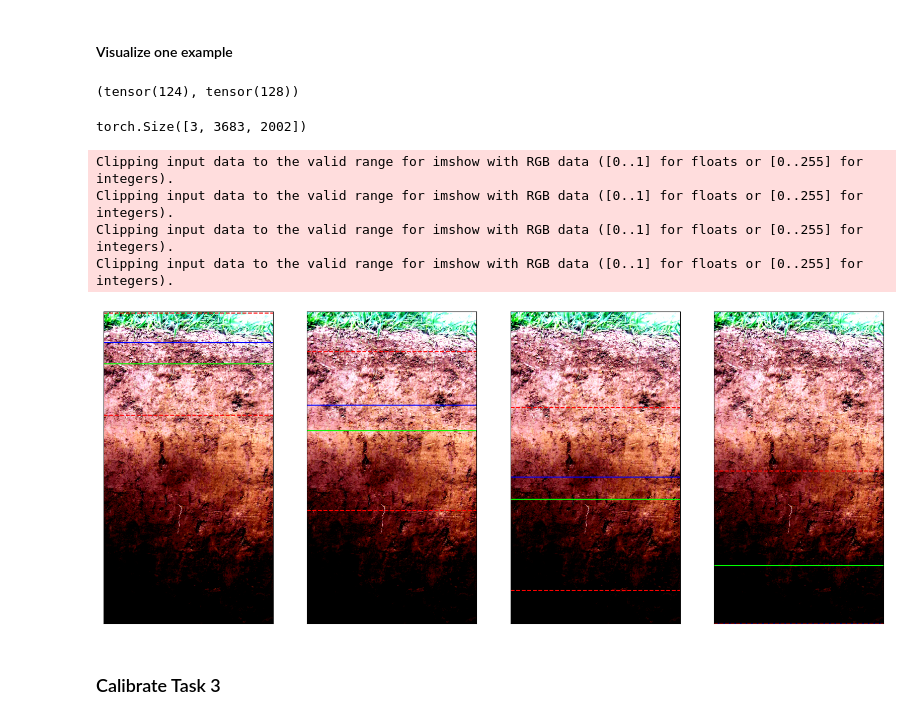
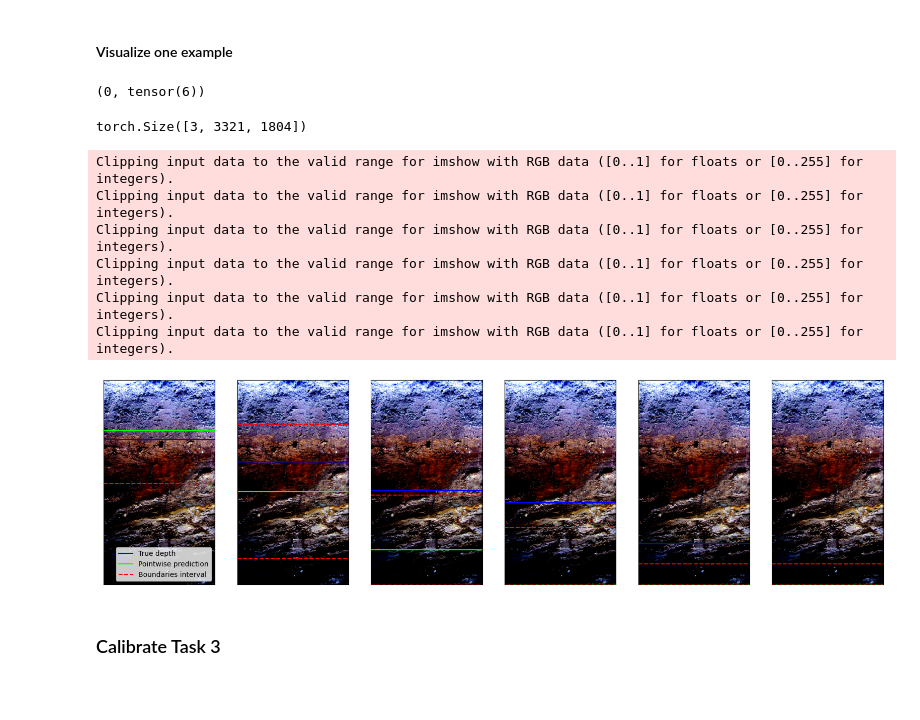
Before and after one commit to calgo-lab/BGR, a Jupyter notebook: notebooks/soil/Conformal_SoilNet.ipynb, the cells around one changed output. Drawn from its saved outputs; the diff is of its cells as text; code cells hidden in the pictures; blank space fills up the shorter version.

```diff
--- a/notebooks/soil/Conformal_SoilNet.ipynb
+++ b/notebooks/soil/Conformal_SoilNet.ipynb
@@ -419,14 +422,14 @@ plt.title('Interval Widths Test');
 # %% [markdown]
 #### Visualize one example
 # %%
-ex_ind = 30
+ex_ind = 0
 
 # Get index of the stop token of the chosen example
 stop_token_occurrences = (trimmed_true_depths_stacked_test == 1.0).nonzero(as_tuple=True)[0]
 top_ind, bottom_ind = stop_token_occurrences[ex_ind-1]+1 if ex_ind > 0 else 0, stop_token_occurrences[ex_ind]+1
 top_ind, bottom_ind
 # %% [output]
-(tensor(124), tensor(128))
+(0, tensor(6))
 # %%
 # Retrieve image from batched dataloader
 ex_num_batches = ex_ind // batch_size
@@ -443,38 +446,39 @@ row_ind, col_ind = max(row_inds), max(col_inds)
 orig_img = padded_image[:, :row_ind, :col_ind]
 orig_img.shape
 # %% [output]
-torch.Size([3, 3683, 2002])
+torch.Size([3, 3321, 1804])
-# %%
-# Plot prediction intervals for all pointwise predicted markers
-plt.figure(figsize=(20, 14))
-img_height = orig_img.shape[1]
-eps = 0.001
-for i, ind in enumerate(range(top_ind, bottom_ind)):
-
-    plt.subplot(1, (bottom_ind-top_ind).tolist(), i+1)
-    plt.imshow(orig_img.permute(1, 2, 0).cpu().numpy())
-
-    pred_depth = np.min((trimmed_pred_depths_stacked_test[ind], 1.0-eps)) # subtract an epsilon here to avoid plot artifacts at the final prediction
-    true_depth = np.min((trimmed_true_depths_stacked_test[ind], 1.0-eps))
-
-    # Get the confidence interval width
-    lower = np.max((eps, pred_depth - qhat_depth * pred_residuals_test[ind].detach().numpy()))
-    upper = np.min((pred_depth + qhat_depth * pred_residuals_test[ind].detach().numpy(), 1.0-eps))
-
-    # Convert normalized depths to pixel coordinates
-    plt.axhline(y=true_depth * img_height, color='blue', linestyle='-')
-    plt.axhline(y=pred_depth * img_height, color='lime', linestyle='-')
-    plt.axhline(y=lower * img_height, color='red', linestyle='--')
-    plt.axhline(y=upper * img_height, color='red', linestyle='--')
-    if ind == 0: plt.legend(['True depth', 'Pointwise prediction', 'Boundaries interval'])
-    plt.xticks([]);plt.yticks([])
-plt.show()
-# %% [output]
-Clipping input data to the valid range for imshow with RGB data ([0..1] for floats or [0..255] for integers).
-Clipping input data to the valid range for imshow with RGB data ([0..1] for floats or [0..255] for integers).
-Clipping input data to the valid range for imshow with RGB data ([0..1] for floats or [0..255] for integers).
-Clipping input data to the valid range for imshow with RGB data ([0..1] for floats or [0..255] for integers).
-[figure, removed]
+# %%
+# Plot prediction intervals for all pointwise predicted markers
+plt.figure(figsize=(20, 14))
+img_height = orig_img.shape[1]
+eps = 0.001
+for i, ind in enumerate(range(top_ind, bottom_ind)):
+    plt.subplot(1, (bottom_ind-top_ind).tolist(), i+1)
+    plt.imshow(orig_img.permute(1, 2, 0).cpu().numpy())
+
+    pred_depth = np.min((trimmed_pred_depths_stacked_test[ind], 1.0-eps)) # subtract an epsilon here to avoid plot artifacts at the final prediction
+    true_depth = np.min((trimmed_true_depths_stacked_test[ind], 1.0-eps))
+
+    # Get the confidence interval width
+    lower = np.max((eps, pred_depth - qhat_depth * pred_residuals_test[ind].detach().numpy()))
+    upper = np.min((pred_depth + qhat_depth * pred_residuals_test[ind].detach().numpy(), 1.0-eps))
+
+    # Convert normalized depths to pixel coordinates
+    plt.axhline(y=true_depth * img_height, color='blue', linestyle='-')
+    plt.axhline(y=pred_depth * img_height, color='lime', linestyle='-')
+    plt.axhline(y=lower * img_height, color='red', linestyle='--')
+    plt.axhline(y=upper * img_height, color='red', linestyle='--')
+    if i == 0: plt.legend(['True depth', 'Pointwise prediction', 'Boundaries interval'], loc='lower right')
+    plt.xticks([]);plt.yticks([])
+plt.show()
+# %% [output]
+Clipping input data to the valid range for imshow with RGB data ([0..1] for floats or [0..255] for integers).
+Clipping input data to the valid range for imshow with RGB data ([0..1] for floats or [0..255] for integers).
+Clipping input data to the valid range for imshow with RGB data ([0..1] for floats or [0..255] for integers).
+Clipping input data to the valid range for imshow with RGB data ([0..1] for floats or [0..255] for integers).
+Clipping input data to the valid range for imshow with RGB data ([0..1] for floats or [0..255] for integers).
+Clipping input data to the valid range for imshow with RGB data ([0..1] for floats or [0..255] for integers).
+[figure, added]
 # %% [markdown]
 ### Calibrate Task 3
 # %%
```
Also changed, not shown: parts of 7 cells of this notebook, 1 other file.
